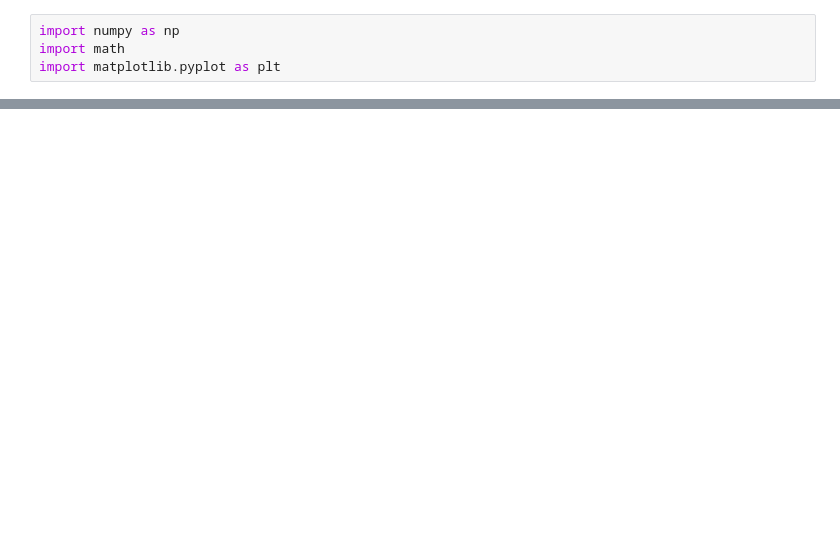
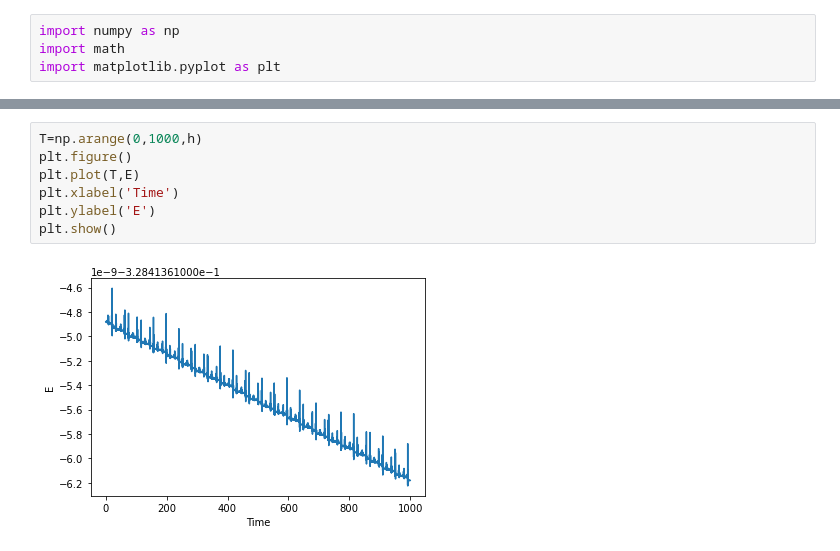
Before and after one commit to AlcideBlase/Chaos-hamiltonian, a Jupyter notebook: projet.ipynb, the cells around one changed output, grey strips where cells are left out. Cells and saved outputs as stored; diff of their text form; blank space fills up the shorter version.

```diff
--- a/projet.ipynb
+++ b/projet.ipynb
@@ -119,0 +137,9 @@ ax.plot3D(X, Y, Z)
+# %%
+T=np.arange(0,1000,h)
+plt.figure()
+plt.plot(T,E)
+plt.xlabel('Time')
+plt.ylabel('E')
+plt.show()
+# %% [output]
+[figure, added]
```
Also changed, not shown: parts of 7 cells of this notebook.
